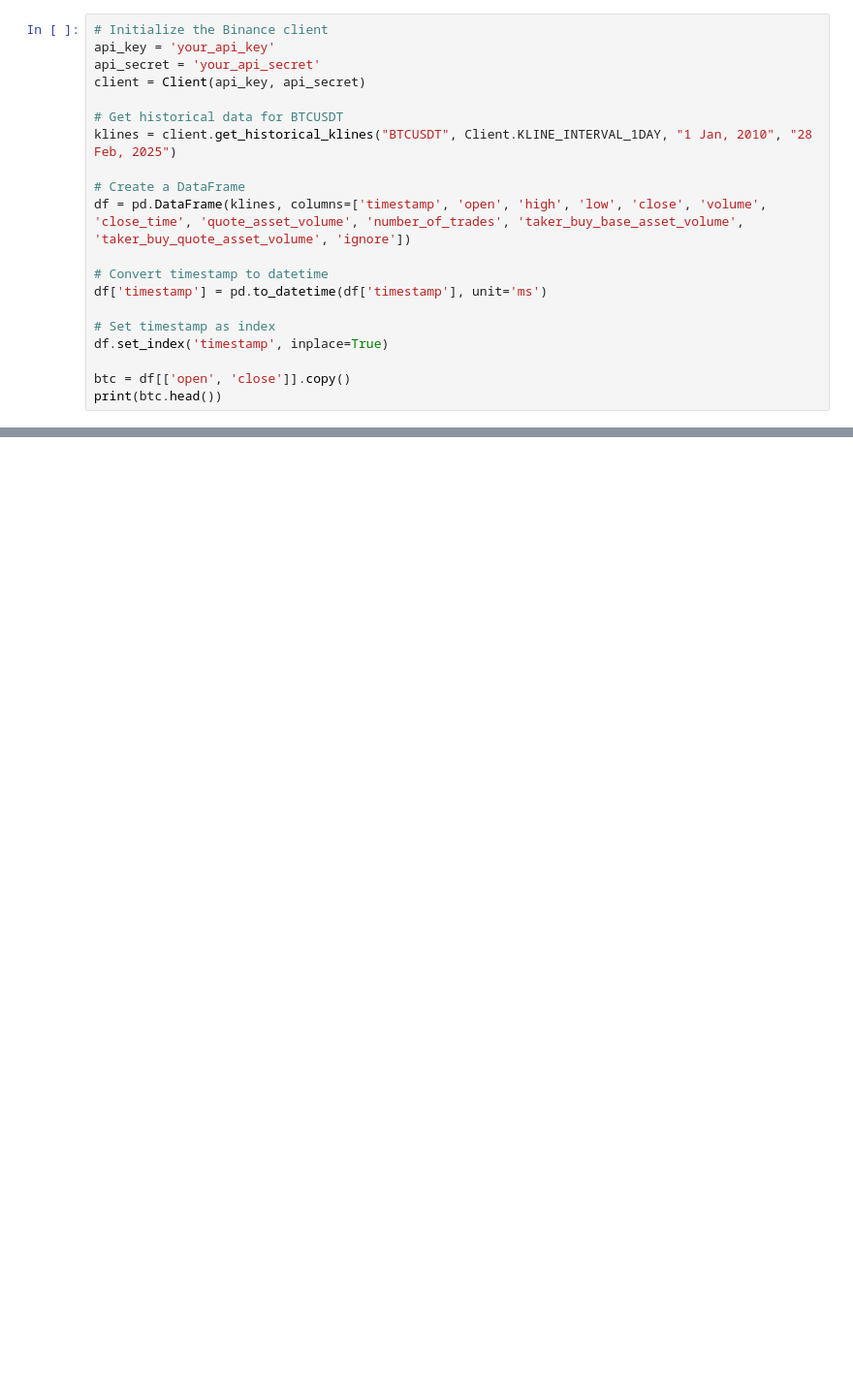
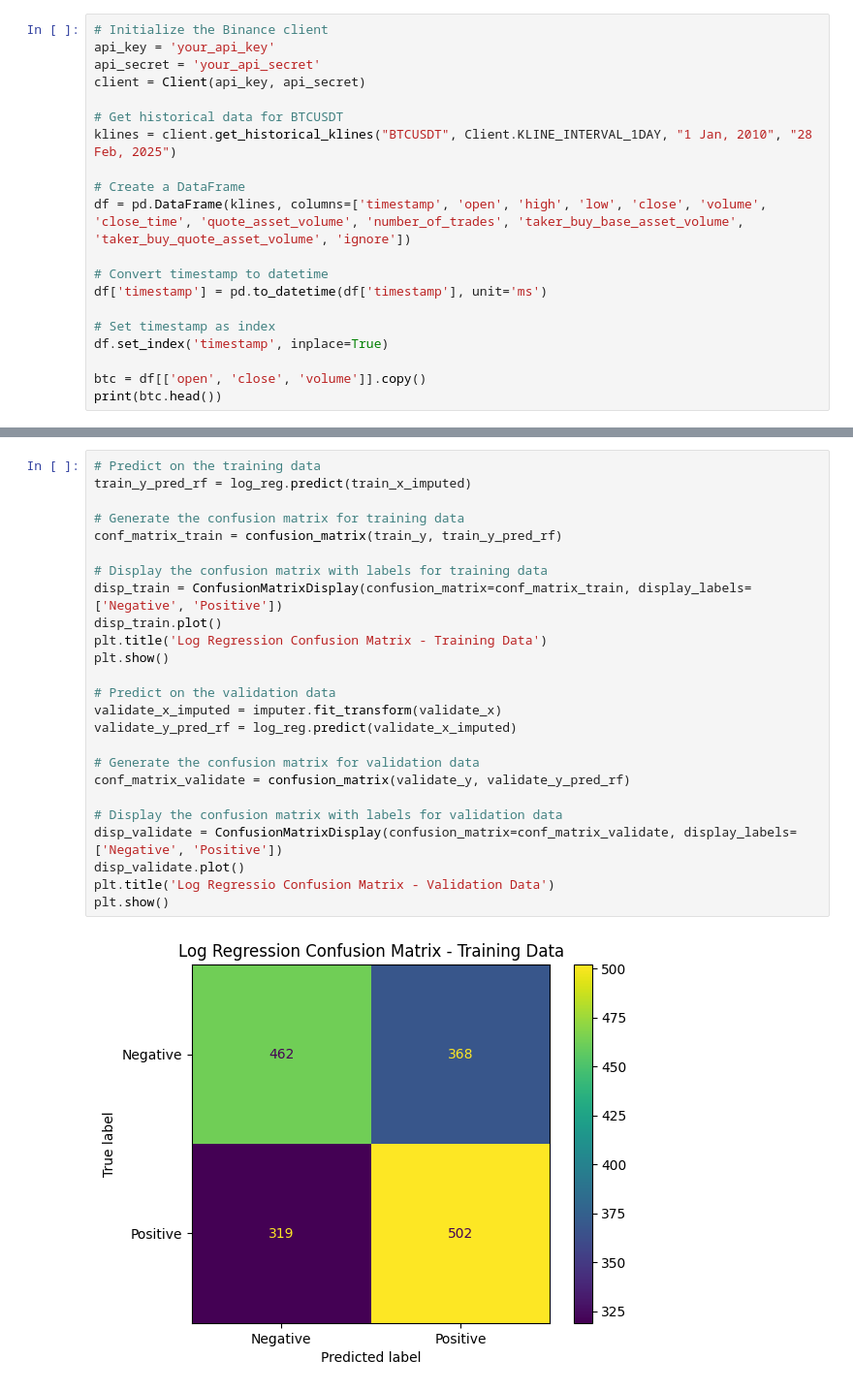
Before and after one commit to 21104988d/IB, a Jupyter notebook: backtest/hist_ml_btc_bot.ipynb, the cells around one changed output, grey strips where cells are left out. Shown at 97% size. Cells and saved outputs as stored; diff of their text form; blank space fills up the shorter version.

```diff
--- a/backtest/hist_ml_btc_bot.ipynb
+++ b/backtest/hist_ml_btc_bot.ipynb
@@ -19,6 +27,6 @@ df['timestamp'] = pd.to_datetime(df['timestamp'], unit='ms')
 # Set timestamp as index
 df.set_index('timestamp', inplace=True)
 
-btc = df[['open', 'close']].copy()
+btc = df[['open', 'close', 'volume']].copy()
 print(btc.head())
 # %% [output]
@@ -181,0 +243,27 @@ disp.plot()
+# %%
+# Predict on the training data
+train_y_pred_rf = log_reg.predict(train_x_imputed)
+
+# Generate the confusion matrix for training data
+conf_matrix_train = confusion_matrix(train_y, train_y_pred_rf)
+
+# Display the confusion matrix with labels for training data
+disp_train = ConfusionMatrixDisplay(confusion_matrix=conf_matrix_train, display_labels=['Negative', 'Positive'])
+disp_train.plot()
+plt.title('Log Regression Confusion Matrix - Training Data')
+plt.show()
+
+# Predict on the validation data
+validate_x_imputed = imputer.fit_transform(validate_x)
+validate_y_pred_rf = log_reg.predict(validate_x_imputed)
+
+# Generate the confusion matrix for validation data
+conf_matrix_validate = confusion_matrix(validate_y, validate_y_pred_rf)
+
+# Display the confusion matrix with labels for validation data
+disp_validate = ConfusionMatrixDisplay(confusion_matrix=conf_matrix_validate, display_labels=['Negative', 'Positive'])
+disp_validate.plot()
+plt.title('Log Regressio Confusion Matrix - Validation Data')
+plt.show()
+# %% [output]
+[figure, added]
```
Also changed, not shown: parts of 17 cells of this notebook.
